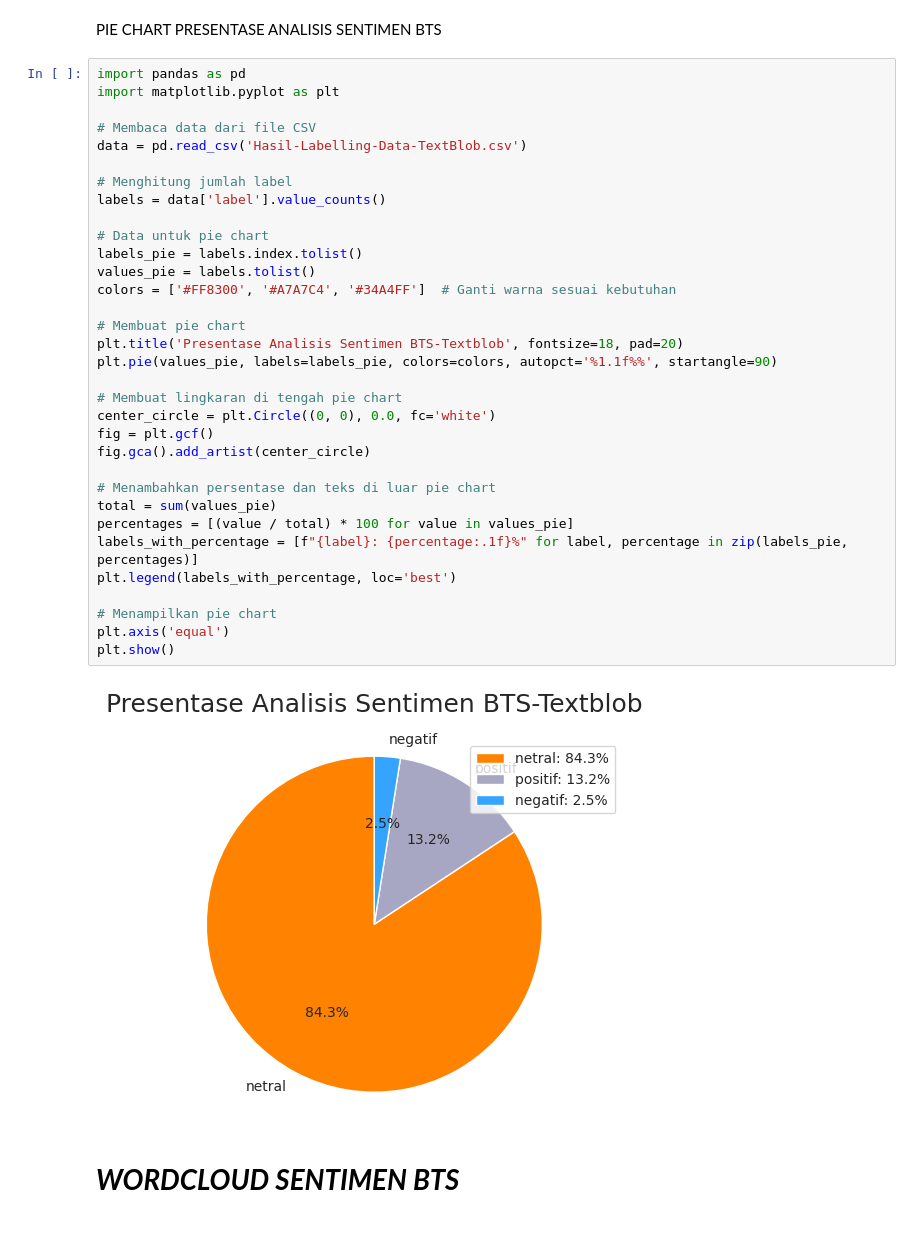
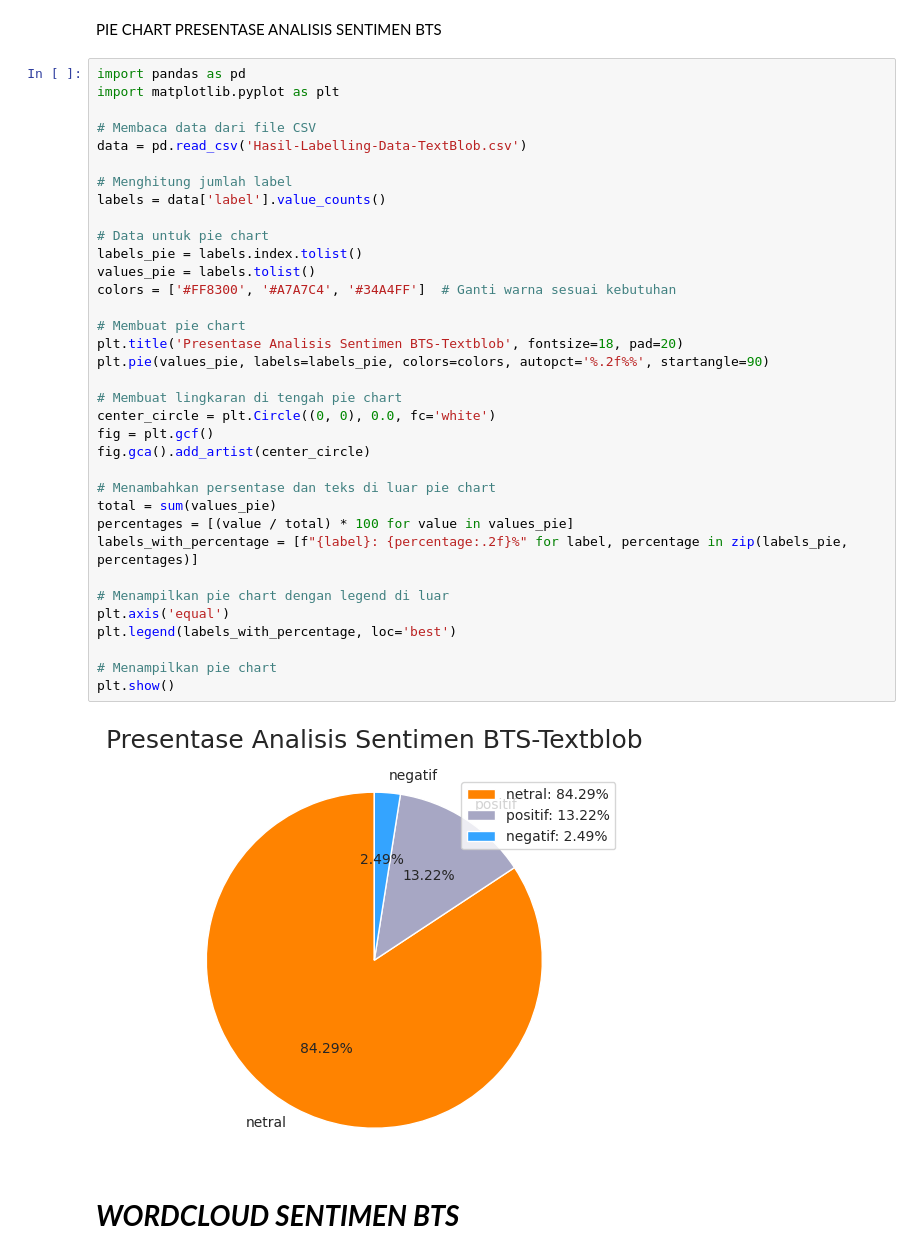
Before and after one commit to helenkristanti/Random_Forest_Skripsi, a Jupyter notebook: APP_03_SKRIPSI_HELEN_LABELLING_TEXTBLOB.ipynb, the cells around one changed output. Drawn from its saved outputs; the diff is of its cells as text.

```diff
--- a/APP_03_SKRIPSI_HELEN_LABELLING_TEXTBLOB.ipynb
+++ b/APP_03_SKRIPSI_HELEN_LABELLING_TEXTBLOB.ipynb
@@ -145,37 +145,39 @@ PIE CHART PRESENTASE ANALISIS SENTIMEN BTS
 import pandas as pd
 import matplotlib.pyplot as plt
 
 # Membaca data dari file CSV
 data = pd.read_csv('Hasil-Labelling-Data-TextBlob.csv')
 
 # Menghitung jumlah label
 labels = data['label'].value_counts()
 
 # Data untuk pie chart
 labels_pie = labels.index.tolist()
 values_pie = labels.tolist()
 colors = ['#FF8300', '#A7A7C4', '#34A4FF']  # Ganti warna sesuai kebutuhan
 
 # Membuat pie chart
 plt.title('Presentase Analisis Sentimen BTS-Textblob', fontsize=18, pad=20)
-plt.pie(values_pie, labels=labels_pie, colors=colors, autopct='%1.1f%%', startangle=90)
+plt.pie(values_pie, labels=labels_pie, colors=colors, autopct='%.2f%%', startangle=90)
 
 # Membuat lingkaran di tengah pie chart
 center_circle = plt.Circle((0, 0), 0.0, fc='white')
 fig = plt.gcf()
 fig.gca().add_artist(center_circle)
 
 # Menambahkan persentase dan teks di luar pie chart
 total = sum(values_pie)
 percentages = [(value / total) * 100 for value in values_pie]
-labels_with_percentage = [f"{label}: {percentage:.1f}%" for label, percentage in zip(labels_pie, percentages)]
+labels_with_percentage = [f"{label}: {percentage:.2f}%" for label, percentage in zip(labels_pie, percentages)]
+
+# Menampilkan pie chart dengan legend di luar
+plt.axis('equal')
 plt.legend(labels_with_percentage, loc='best')
 
 # Menampilkan pie chart
-plt.axis('equal')
 plt.show()
 # %% [output]
-[figure, old version]
+[figure, new version]
 # %% [markdown]
 # ***WORDCLOUD SENTIMEN BTS***
 # %%
```
Also changed, not shown: parts of 1 cell of this notebook.
